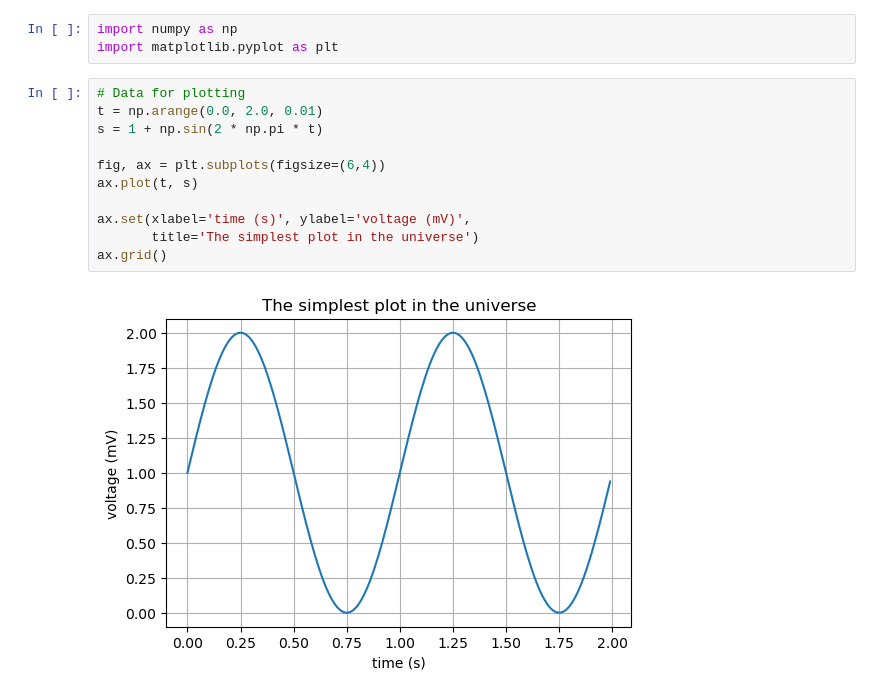
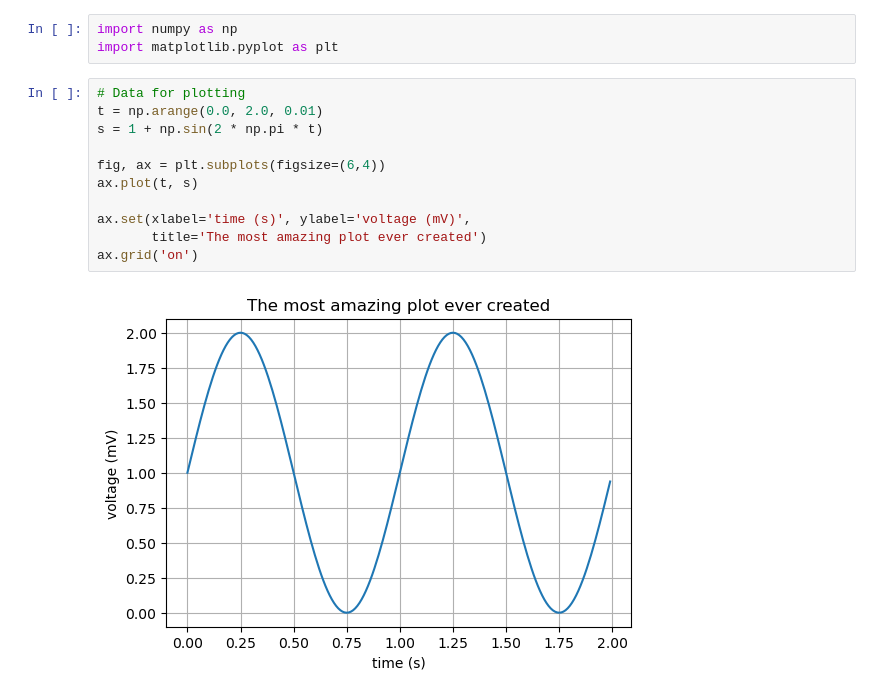
Before and after one commit to Ruixi293/GitExercise_Conflicts, a Jupyter notebook: Project.ipynb, the cells around one changed output. Drawn from its saved outputs; the diff is of its cells as text.

Commit message:
Changed title on conflict-branch

```diff
--- a/Project.ipynb
+++ b/Project.ipynb
@@ -4,13 +4,13 @@ import matplotlib.pyplot as plt
 # %%
 # Data for plotting
 t = np.arange(0.0, 2.0, 0.01)
 s = 1 + np.sin(2 * np.pi * t)
 
 fig, ax = plt.subplots(figsize=(6,4))
 ax.plot(t, s)
 
 ax.set(xlabel='time (s)', ylabel='voltage (mV)',
-       title='The simplest plot in the universe')
-ax.grid()
+       title='The most amazing plot ever created')
+ax.grid('on')
 # %% [output]
-[figure, old version]
+[figure, new version]
```
